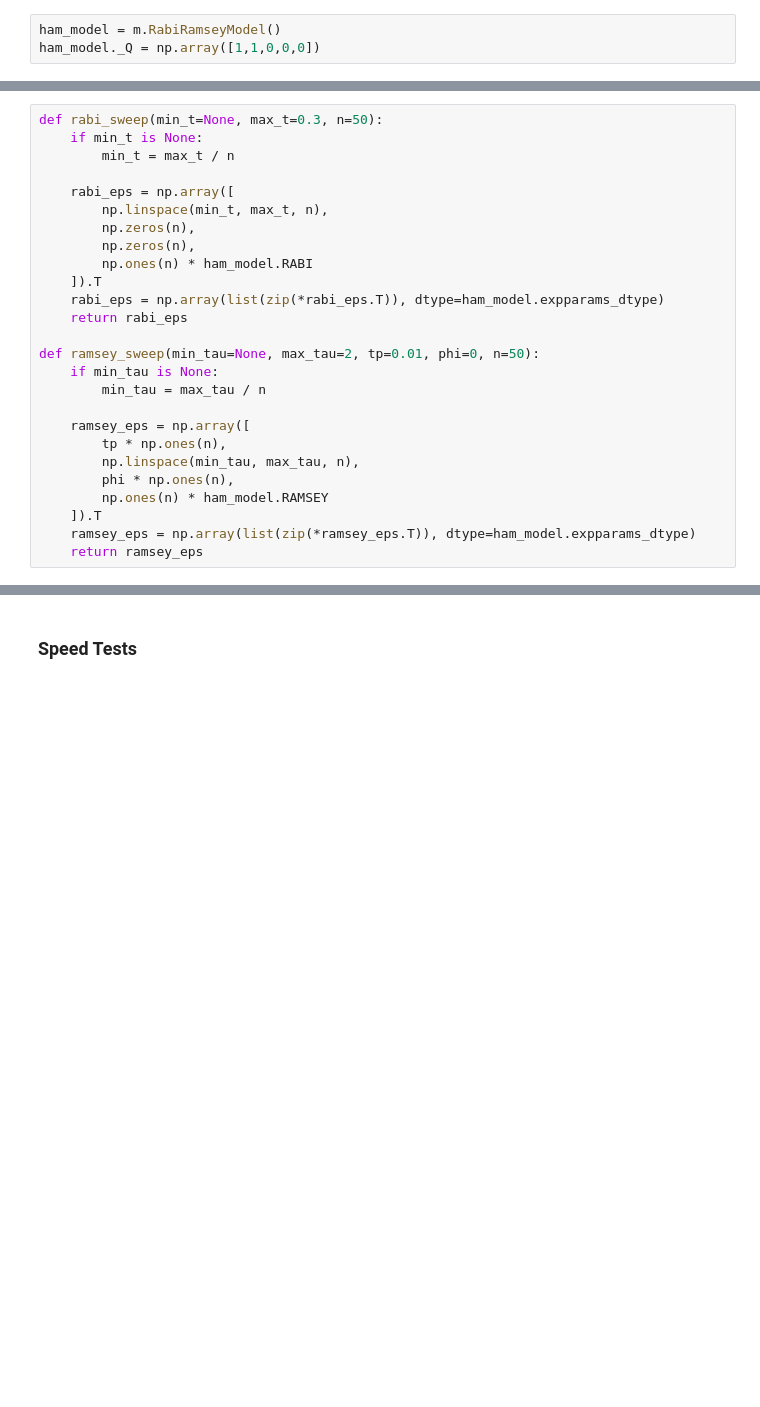
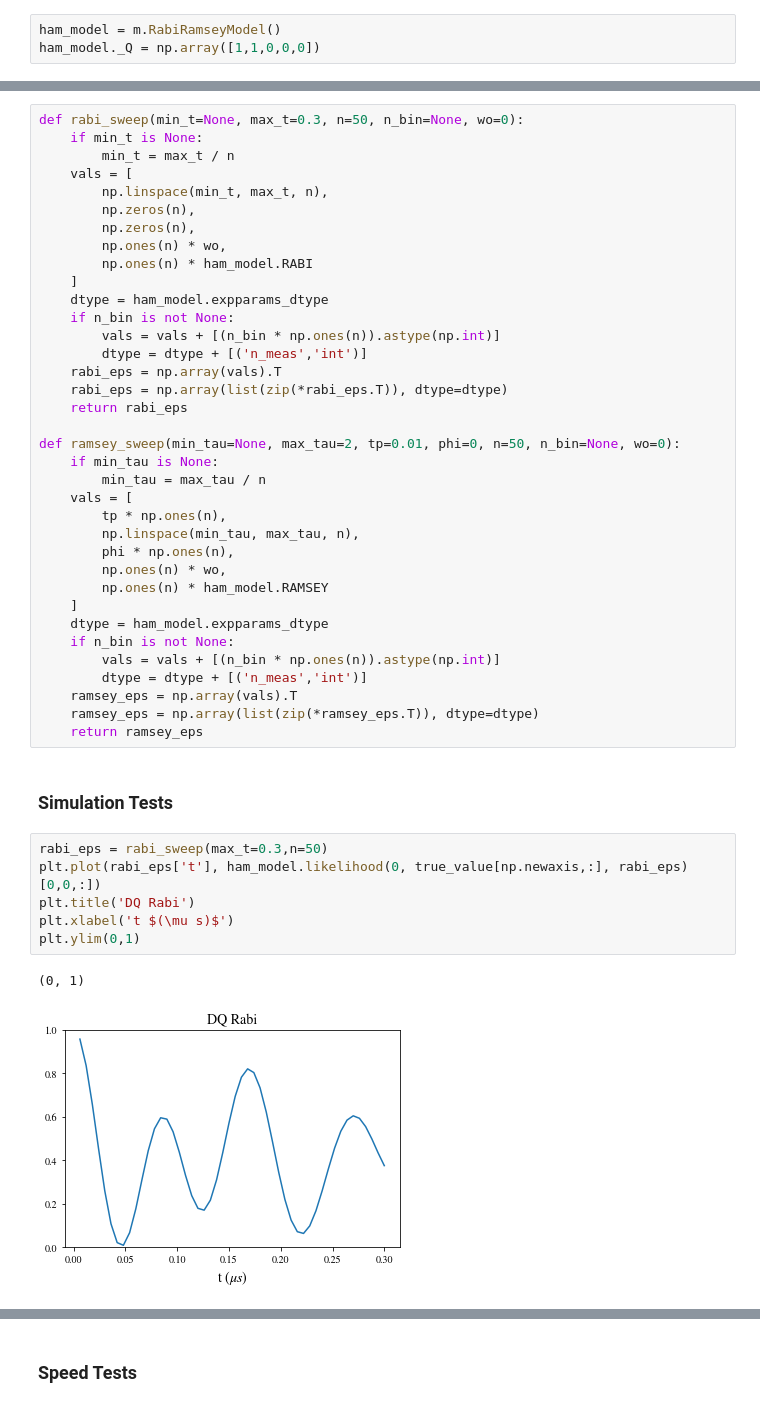
Before and after one commit to ihincks/nv-adaptive, a Jupyter notebook: src/nv-adaptive-simulations.ipynb, the cells around one changed output, grey strips where cells are left out. Saved outputs shown, nothing was run; the diff lists cells and outputs as text; blank space fills up the shorter version.

```diff
--- a/src/nv-adaptive-simulations.ipynb
+++ b/src/nv-adaptive-simulations.ipynb
@@ -81,26 +125,47 @@ narrow_prior = qi.UniformDistribution(
 # %%
-def rabi_sweep(min_t=None, max_t=0.3, n=50):
+def rabi_sweep(min_t=None, max_t=0.3, n=50, n_bin=None, wo=0):
     if min_t is None:
         min_t = max_t / n
-
-    rabi_eps = np.array([
+    vals = [
         np.linspace(min_t, max_t, n),
         np.zeros(n),
         np.zeros(n),
+        np.ones(n) * wo,
         np.ones(n) * ham_model.RABI
-    ]).T
-    rabi_eps = np.array(list(zip(*rabi_eps.T)), dtype=ham_model.expparams_dtype)
+    ]
+    dtype = ham_model.expparams_dtype
+    if n_bin is not None:
+        vals = vals + [(n_bin * np.ones(n)).astype(np.int)]
+        dtype = dtype + [('n_meas','int')]
+    rabi_eps = np.array(vals).T
+    rabi_eps = np.array(list(zip(*rabi_eps.T)), dtype=dtype)
     return rabi_eps
 
-def ramsey_sweep(min_tau=None, max_tau=2, tp=0.01, phi=0, n=50):
+def ramsey_sweep(min_tau=None, max_tau=2, tp=0.01, phi=0, n=50, n_bin=None, wo=0):
     if min_tau is None:
         min_tau = max_tau / n
-
-    ramsey_eps = np.array([
+    vals = [
         tp * np.ones(n),
         np.linspace(min_tau, max_tau, n),
         phi * np.ones(n),
+        np.ones(n) * wo,
         np.ones(n) * ham_model.RAMSEY
-    ]).T
-    ramsey_eps = np.array(list(zip(*ramsey_eps.T)), dtype=ham_model.expparams_dtype)
+    ]
+    dtype = ham_model.expparams_dtype
+    if n_bin is not None:
+        vals = vals + [(n_bin * np.ones(n)).astype(np.int)]
+        dtype = dtype + [('n_meas','int')]
+    ramsey_eps = np.array(vals).T
+    ramsey_eps = np.array(list(zip(*ramsey_eps.T)), dtype=dtype)
     return ramsey_eps
+# %% [markdown]
+###  Simulation Tests
+# %%
+rabi_eps = rabi_sweep(max_t=0.3,n=50)
+plt.plot(rabi_eps['t'], ham_model.likelihood(0, true_value[np.newaxis,:], rabi_eps)[0,0,:])
+plt.title('DQ Rabi')
+plt.xlabel('t $(\mu s)$')
+plt.ylim(0,1)
+# %% [output]
+(0, 1)
+[figure, added]
```
Also changed, not shown: parts of 25 cells of this notebook.
